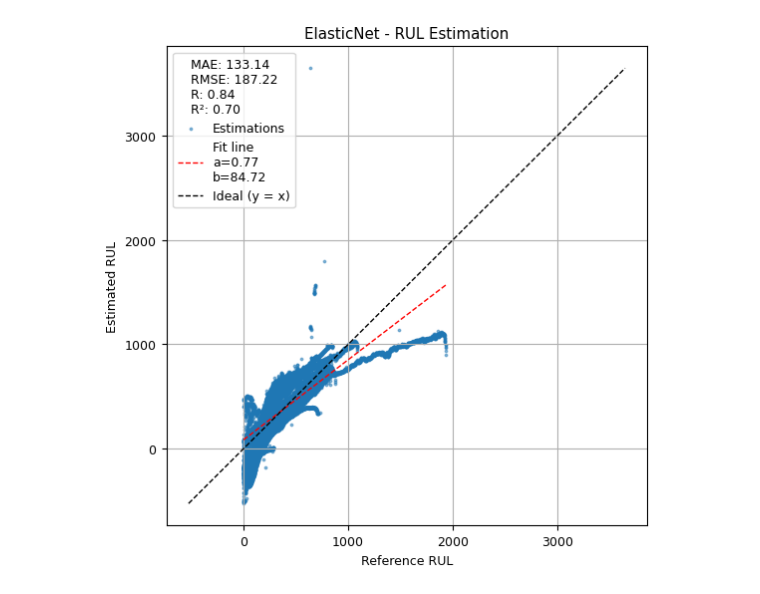
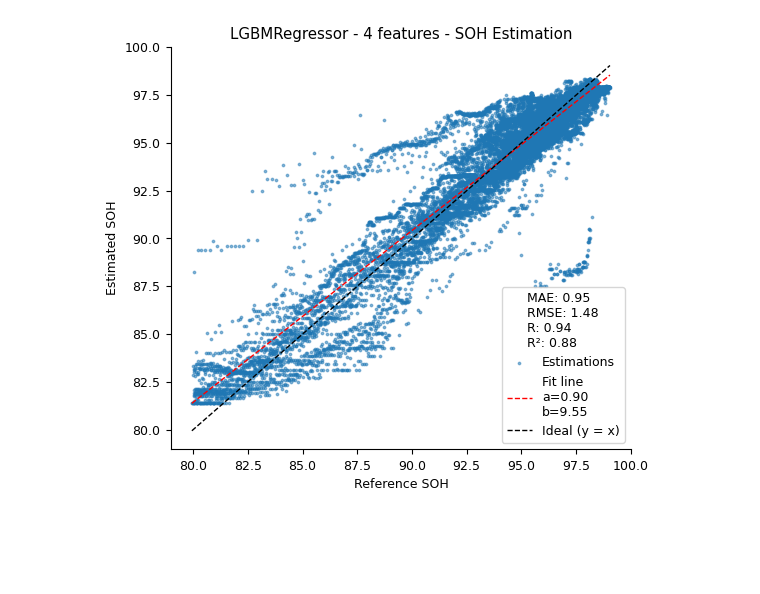
Before and after one commit to gabriel-buzzi/battery-soh-rul-modeling, a Jupyter notebook: notebooks/results_analysis/20250730-gbs-results-analysis.ipynb, the cells around one changed output. Drawn from its saved outputs; the diff is of its cells as text; code cells hidden in the pictures; blank space fills up the shorter version.

Commit message:
Add more analysis to resuilts-analysis notebook

```diff
--- a/notebooks/results_analysis/20250730-gbs-results-analysis.ipynb
+++ b/notebooks/results_analysis/20250730-gbs-results-analysis.ipynb
@@ -28,11 +28,13 @@ SAVE_FIGURES = True
 # %%
 with initialize(version_base=None, config_path='../../src/conf'):
     cfg = compose(config_name="config")
+# %%
+figures_folder = Path('../../') / cfg['analysis']['figures_folder']
 # %%
 evaluation_results_dir = Path('../../') / cfg['modeling']['evaluation_results_dir']
 
-target = "RUL"
-model_name = "ElasticNet"
+target = "SOH"
+model_name = "LGBMRegressor"
 num_features = 4
 
 evaluation_results_dir /= f"{num_features}_features_{model_name}_{target}_evaluation"
@@ -83,27 +87,37 @@ def scatter_plot(
     ideal_line = np.linspace(min_val, max_val, 100)
 
     # Plot
-    fig, ax = get_elsevier_one_and_half_column_fig(height_mm=140)
+    fig, ax = get_elsevier_one_and_half_column_fig(height_mm=120)
     ax.scatter(y_true, y_pred, alpha=0.5, label="Estimations", s=3)
     ax.plot(line_x, reg_line, label=f"Fit line\na={slope:.2f}\nb={intercept:.2f}", color="red", linestyle="--")
     ax.plot(ideal_line, ideal_line, label="Ideal (y = x)", color="black", linestyle="--")
 
     ax.set_xlabel(f"Reference {target_name}")
     ax.set_ylabel(f"Estimated {target_name}")
-    ax.set_title(f"{model_name} - {target_name} Estimation")
+    ax.set_title(f"{model_name} - {num_features} features - {target_name} Estimation")
 
     # Add metrics to legend
     metrics_text = f"MAE: {mae:.2f}\nRMSE: {rmse:.2f}\nR: {r:.2f}\nR²: {r2:.2f}"
     ax.legend(title=metrics_text, loc="best")
 
-    ax.grid(True)
+    ax.spines['right'].set_visible(False)
+    ax.spines['top'].set_visible(False)
+
+    # ax.grid(True)
     return fig, ax
 # %%
 y_true = predictions["y_true"]
 y_pred = predictions["y_pred"]
 
 fig, ax = scatter_plot(y_true, y_pred, model_name, target)
 
+if SAVE_FIGURES:
+    fig.savefig(
+        figures_folder
+        / f"{num_features}_features_{model_name}_{target}_scatter.png",
+        dpi=300
+    )
+
 plt.show()
 # %% [output]
-[figure, old version]
+[figure, new version]
```
Also changed, not shown: parts of 9 cells of this notebook.
